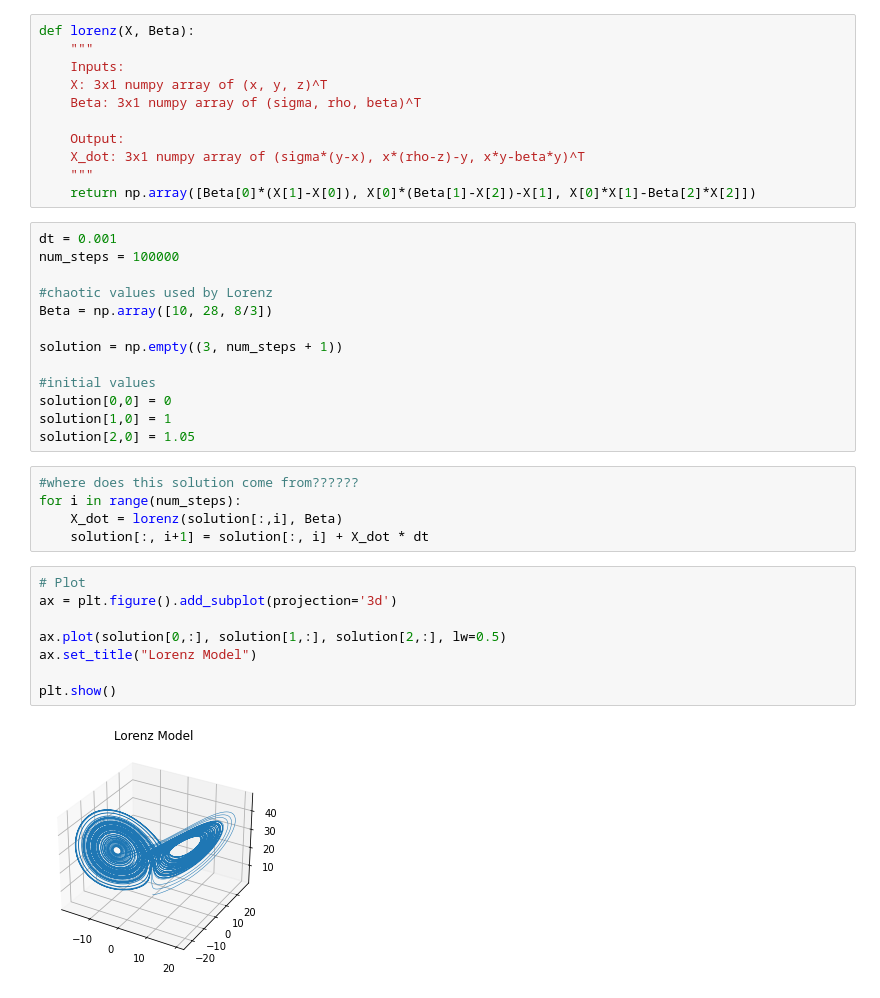
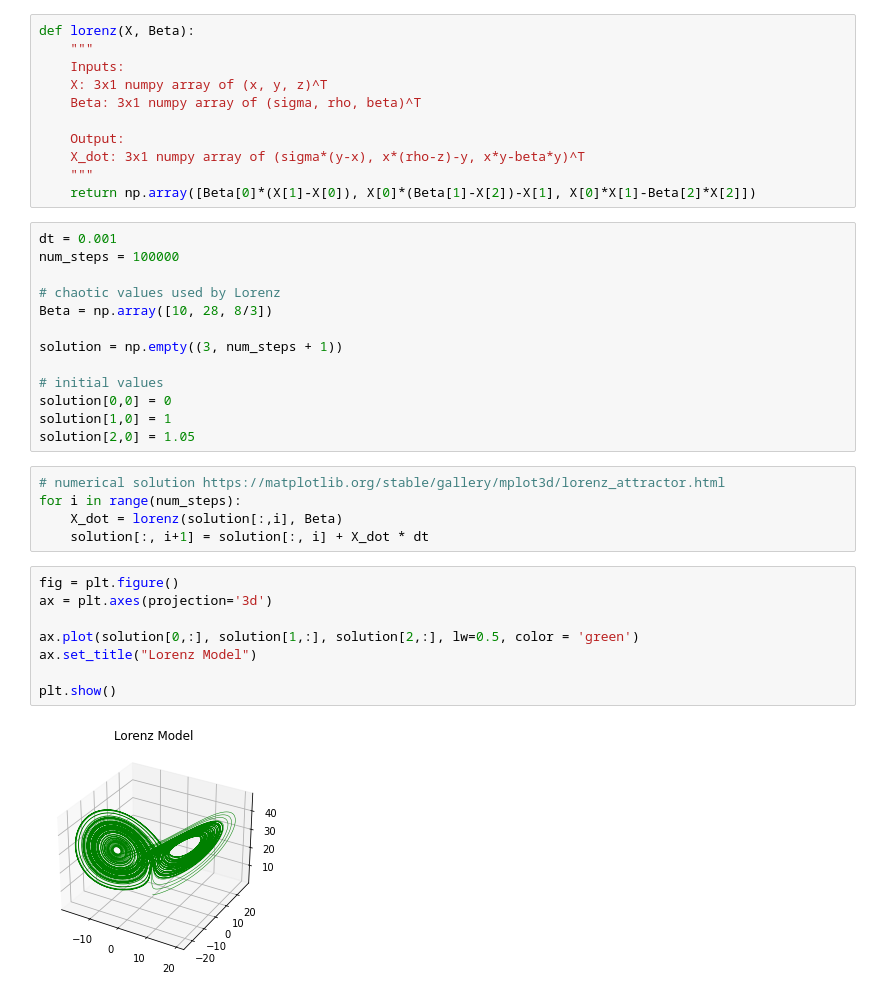
Before and after one commit to l-khali/old_In2Research, a Jupyter notebook: lorenz_model.ipynb, the cells around one changed output. Saved outputs shown, nothing was run; the diff lists cells and outputs as text.

```diff
--- a/lorenz_model.ipynb
+++ b/lorenz_model.ipynb
@@ -16,27 +17,27 @@ def lorenz(X, Beta):
 dt = 0.001
 num_steps = 100000
 
-#chaotic values used by Lorenz
+# chaotic values used by Lorenz
 Beta = np.array([10, 28, 8/3])
 
 solution = np.empty((3, num_steps + 1))
 
-#initial values
+# initial values
 solution[0,0] = 0
 solution[1,0] = 1
 solution[2,0] = 1.05
 # %%
-#where does this solution come from??????
+# numerical solution https://matplotlib.org/stable/gallery/mplot3d/lorenz_attractor.html
 for i in range(num_steps):
     X_dot = lorenz(solution[:,i], Beta)
     solution[:, i+1] = solution[:, i] + X_dot * dt
 # %%
-# Plot
-ax = plt.figure().add_subplot(projection='3d')
+fig = plt.figure()
+ax = plt.axes(projection='3d')
 
-ax.plot(solution[0,:], solution[1,:], solution[2,:], lw=0.5)
+ax.plot(solution[0,:], solution[1,:], solution[2,:], lw=0.5, color = 'green')
 ax.set_title("Lorenz Model")
 
 plt.show()
 # %% [output]
-[figure, old version]
+[figure, new version]
```
Also changed, not shown: parts of 4 cells of this notebook.
